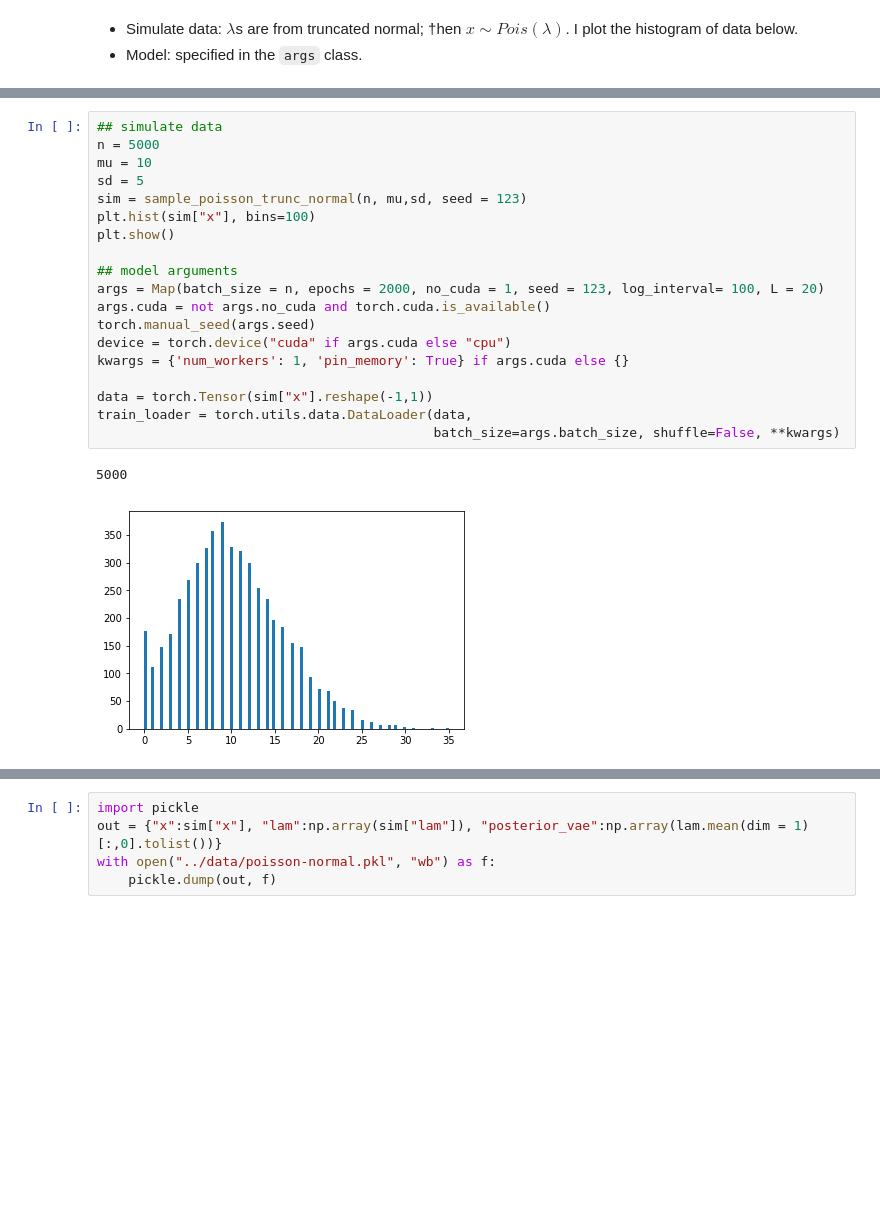
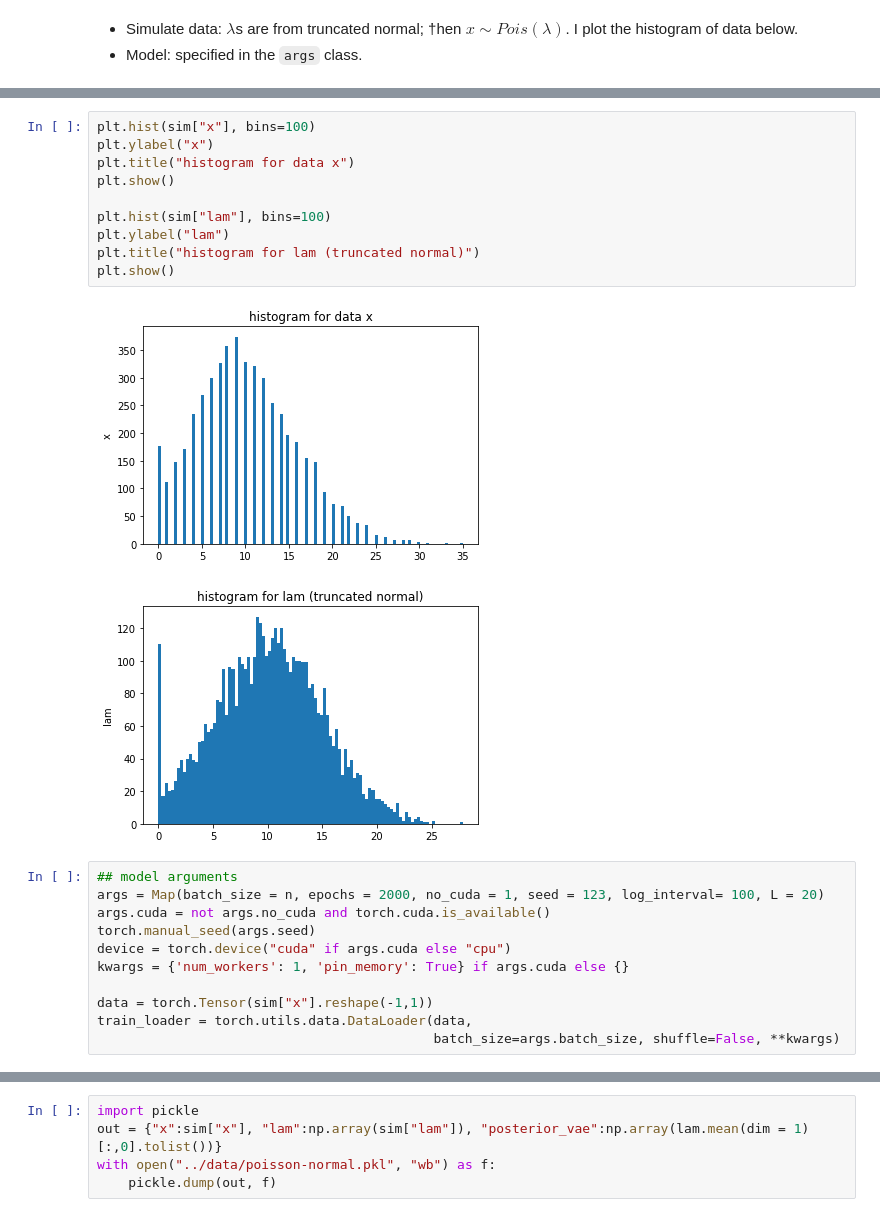
Before and after one commit to zihao12/ebpmf_demo, a Jupyter notebook: analysis/ebvae-poisson-normal.ipynb, the cells around one changed output, grey strips where cells are left out. Saved outputs shown, nothing was run; the diff lists cells and outputs as text; blank space fills up the shorter version.

```diff
--- a/analysis/ebvae-poisson-normal.ipynb
+++ b/analysis/ebvae-poisson-normal.ipynb
@@ -69,12 +73,17 @@ def sample_poisson_trunc_normal(n, mu, sd, seed = 123):
+# %%
+plt.hist(sim["x"], bins=100)
+plt.ylabel("x")
+plt.title("histogram for data x")
+plt.show()
+
+plt.hist(sim["lam"], bins=100)
+plt.ylabel("lam")
+plt.title("histogram for lam (truncated normal)")
+plt.show()
+# %% [output]
+[figure, added]
+[figure, added]
 # %%
-## simulate data
-n = 5000
-mu = 10
-sd = 5
-sim = sample_poisson_trunc_normal(n, mu,sd, seed = 123)
-plt.hist(sim["x"], bins=100)
-plt.show()
-
 ## model arguments
 args = Map(batch_size = n, epochs = 2000, no_cuda = 1, seed = 123, log_interval= 100, L = 20)
 args.cuda = not args.no_cuda and torch.cuda.is_available()
@@ -85,9 +94,6 @@ kwargs = {'num_workers': 1, 'pin_memory': True} if args.cuda else {}
 data = torch.Tensor(sim["x"].reshape(-1,1))
 train_loader = torch.utils.data.DataLoader(data,
                                            batch_size=args.batch_size, shuffle=False, **kwargs)
-# %% [output]
-5000
-[figure, removed]
 # %%
 class VAE(nn.Module):
     def __init__(self):
```
Also changed, not shown: parts of 9 cells of this notebook, 1 other file.
